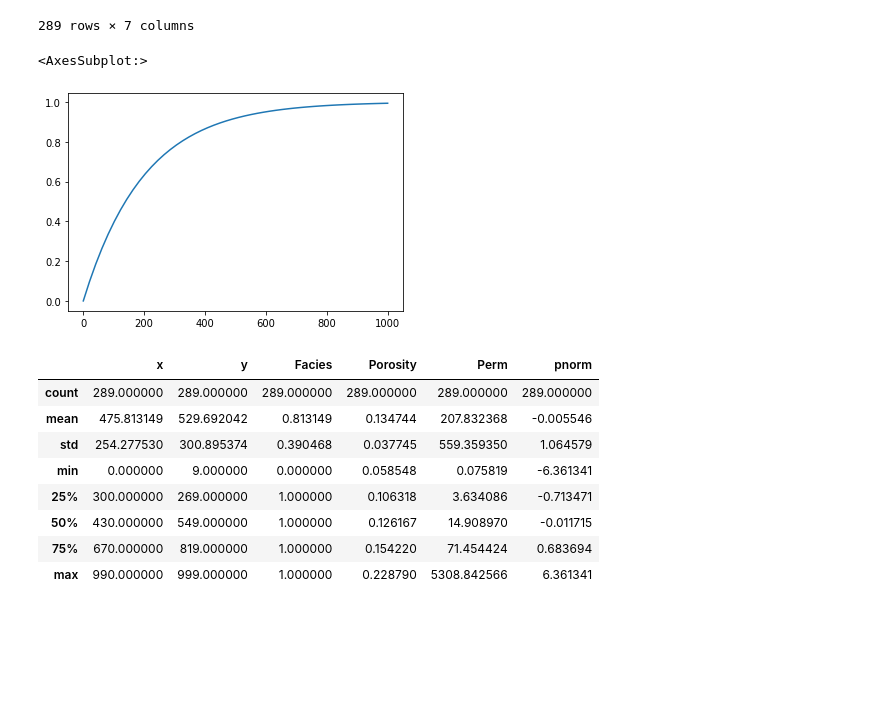
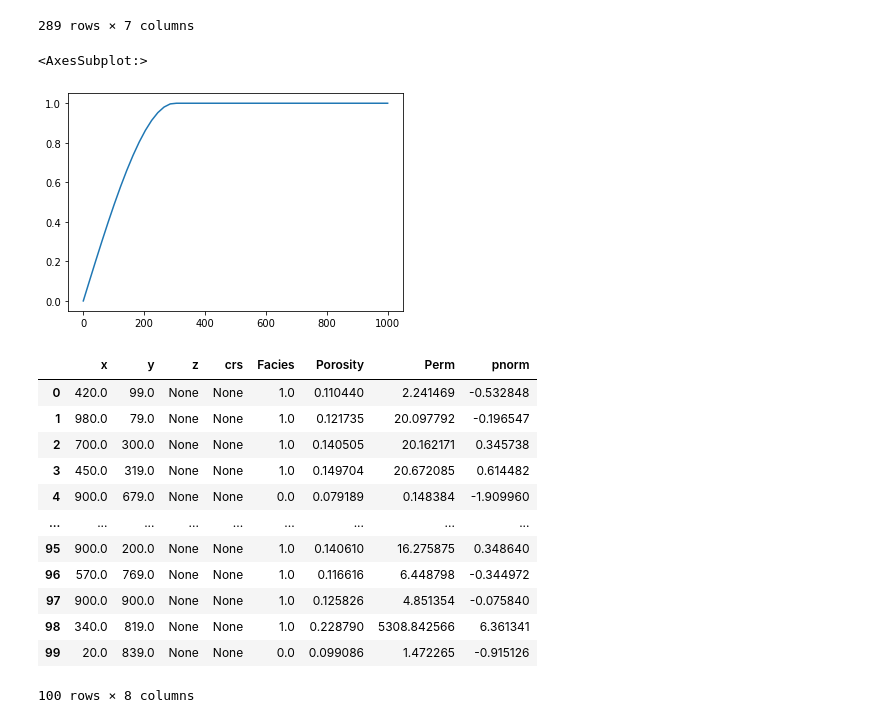
Before and after one commit to scuervo91/volumetricspy, a Jupyter notebook: docs/examples/3-Points/sgs.ipynb, the cells around one changed output. Saved outputs shown, nothing was run; the diff lists cells and outputs as text; code cells hidden in the pictures; blank space fills up the shorter version.

```diff
--- a/docs/examples/3-Points/sgs.ipynb
+++ b/docs/examples/3-Points/sgs.ipynb
@@ -28,30 +28,35 @@ dcp2.df()
 | 288 | 390.0 | 549.0 | None | None | 1.0 | 0.153335 | 165.699353 |
 289 rows × 7 columns
 # %%
-s = Exponential(
+s = Spherical(
     sill = 1.,
-    range = 200,
+    range = 300,
     nugget = 0.
 )
 
 s.plot(np.linspace(0,1000,50))
 # %% [output]
 <AxesSubplot:>
-[figure, old version]
+[figure, new version]
 # %%
+known = dcp2.sample(n=100)
 sc = NScaler()
-sc.fit(dcp2.df()['Porosity'])
-pnorm = sc.transform(dcp2.df()['Porosity'])
-dcp2.add_field(pnorm, 'pnorm')
-dcp2.df().describe()
+sc.fit(known.df()['Porosity'])
+pnorm = sc.transform(known.df()['Porosity'])
+known.add_field(pnorm, 'pnorm')
+known.df()
 # %% [output]
-|  | x | y | Facies | Porosity | Perm | pnorm |
-| count | 289.000000 | 289.000000 | 289.000000 | 289.000000 | 289.000000 | 289.000000 |
-| mean | 475.813149 | 529.692042 | 0.813149 | 0.134744 | 207.832368 | -0.005546 |
-| std | 254.277530 | 300.895374 | 0.390468 | 0.037745 | 559.359350 | 1.064579 |
-| min | 0.000000 | 9.000000 | 0.000000 | 0.058548 | 0.075819 | -6.361341 |
-| 25% | 300.000000 | 269.000000 | 1.000000 | 0.106318 | 3.634086 | -0.713471 |
-| 50% | 430.000000 | 549.000000 | 1.000000 | 0.126167 | 14.908970 | -0.011715 |
-| 75% | 670.000000 | 819.000000 | 1.000000 | 0.154220 | 71.454424 | 0.683694 |
-| max | 990.000000 | 999.000000 | 1.000000 | 0.228790 | 5308.842566 | 6.361341 |
+|  | x | y | z | crs | Facies | Porosity | Perm | pnorm |
+| 0 | 420.0 | 99.0 | None | None | 1.0 | 0.110440 | 2.241469 | -0.532848 |
+| 1 | 980.0 | 79.0 | None | None | 1.0 | 0.121735 | 20.097792 | -0.196547 |
+| 2 | 700.0 | 300.0 | None | None | 1.0 | 0.140505 | 20.162171 | 0.345738 |
+| 3 | 450.0 | 319.0 | None | None | 1.0 | 0.149704 | 20.672085 | 0.614482 |
+| 4 | 900.0 | 679.0 | None | None | 0.0 | 0.079189 | 0.148384 | -1.909960 |
+| ... | ... | ... | ... | ... | ... | ... | ... | ... |
+| 95 | 900.0 | 200.0 | None | None | 1.0 | 0.140610 | 16.275875 | 0.348640 |
+| 96 | 570.0 | 769.0 | None | None | 1.0 | 0.116616 | 6.448798 | -0.344972 |
+| 97 | 900.0 | 900.0 | None | None | 1.0 | 0.125826 | 4.851354 | -0.075840 |
+| 98 | 340.0 | 819.0 | None | None | 1.0 | 0.228790 | 5308.842566 | 6.361341 |
+| 99 | 20.0 | 839.0 | None | None | 0.0 | 0.099086 | 1.472265 | -0.915126 |
+100 rows × 8 columns
 # %%
```
Also changed, not shown: parts of 12 cells of this notebook, 2 other files.
